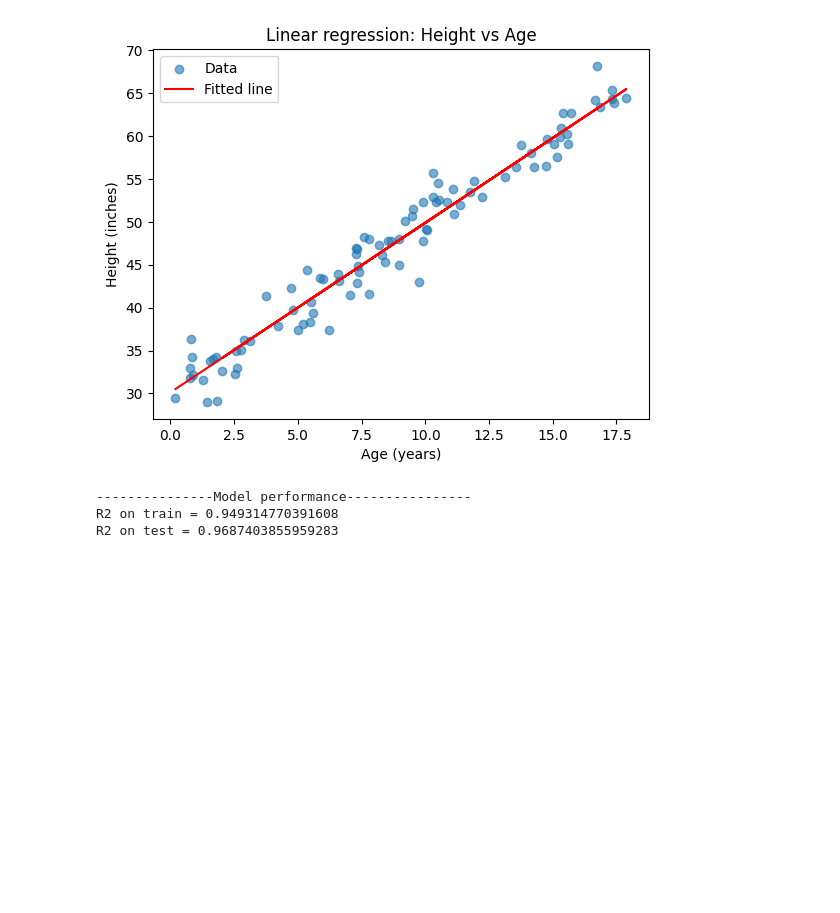
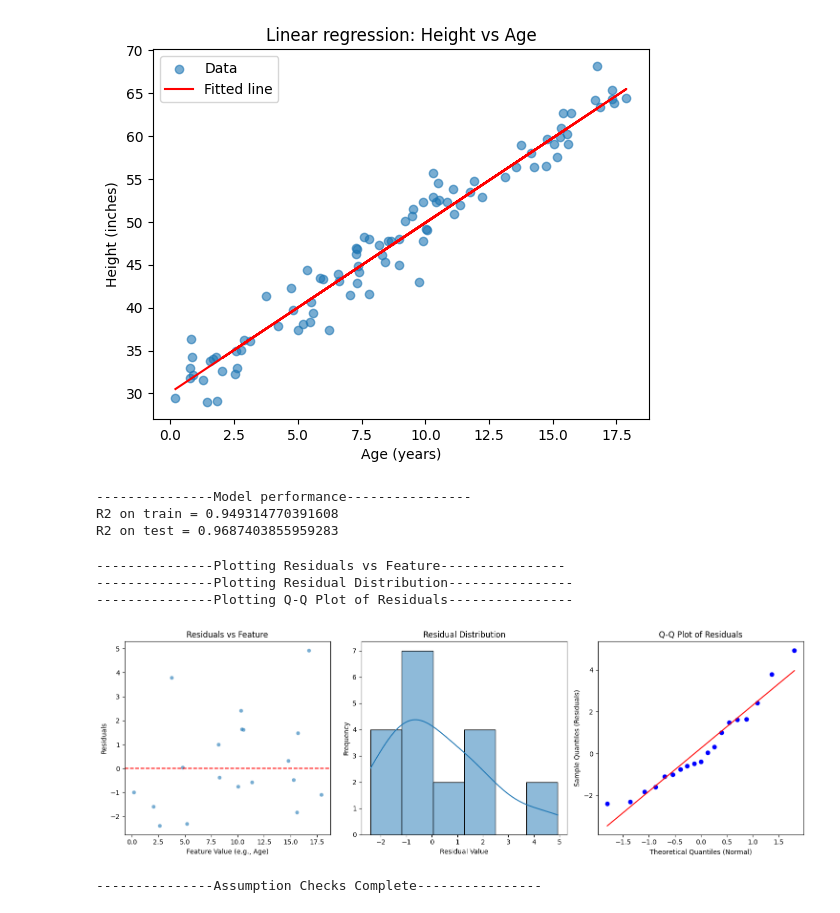
Before and after one commit to abdulganiu99/Understanding-Linear-Models, a Jupyter notebook: Understanding_Linear_Models.ipynb, the cells around one changed output. Drawn from its saved outputs; the diff is of its cells as text; code cells hidden in the pictures; blank space fills up the shorter version.

```diff
--- a/Understanding_Linear_Models.ipynb
+++ b/Understanding_Linear_Models.ipynb
@@ -97,3 +96,42 @@ print("R2 on test =", r2_score(y_test, model.predict(X_test)))
 ---------------Model performance----------------
 R2 on train = 0.949314770391608
 R2 on test = 0.9687403855959283
+# %%
+# some linear regression assumptions
+y_pred_test = model.predict(X_test)
+residuals = y_test - y_pred_test
+
+fig, ax = plt.subplots(1, 3, figsize=(15, 5))
+
+print("---------------Plotting Residuals vs Feature----------------")
+sns.scatterplot(x=X_test.iloc[:, 0] if hasattr(X_test, 'iloc') else X_test, y=residuals, ax=ax[0], alpha=0.6)
+ax[0].axhline(0, color='red', linestyle='--')
+ax[0].set_xlabel('Feature Value (e.g., Age)')
+ax[0].set_ylabel('Residuals')
+ax[0].set_title("Residuals vs Feature")
+
+
+print("---------------Plotting Residual Distribution----------------")
+sns.histplot(residuals, kde=True, ax=ax[1])
+ax[1].set_xlabel('Residual Value')
+ax[1].set_ylabel('Frequency')
+ax[1].set_title("Residual Distribution")
+
+
+print("---------------Plotting Q-Q Plot of Residuals----------------")
+st.probplot(residuals, plot=ax[2])
+ax[2].set_xlabel('Theoretical Quantiles (Normal)')
+ax[2].set_ylabel('Sample Quantiles (Residuals)')
+ax[2].set_title("Q-Q Plot of Residuals")
+
+plt.tight_layout()
+plt.savefig("linear_regression_assumptions_plots.png")
+plt.show()
+
+print("---------------Assumption Checks Complete----------------")
+# %% [output]
+---------------Plotting Residuals vs Feature----------------
+---------------Plotting Residual Distribution----------------
+---------------Plotting Q-Q Plot of Residuals----------------
+[figure, added]
+---------------Assumption Checks Complete----------------
```
Also changed, not shown: parts of 1 cell of this notebook, 1 other file.
